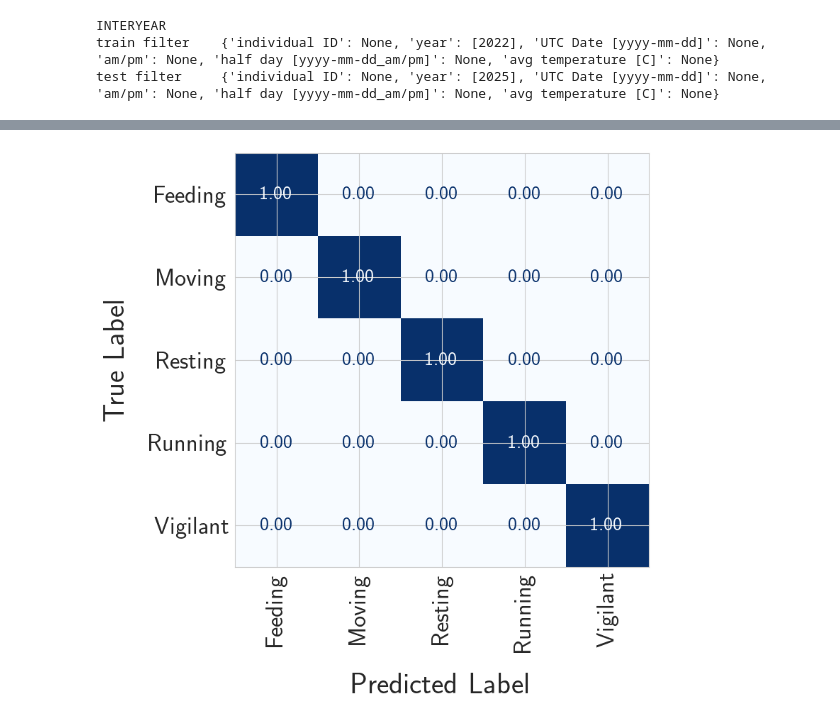
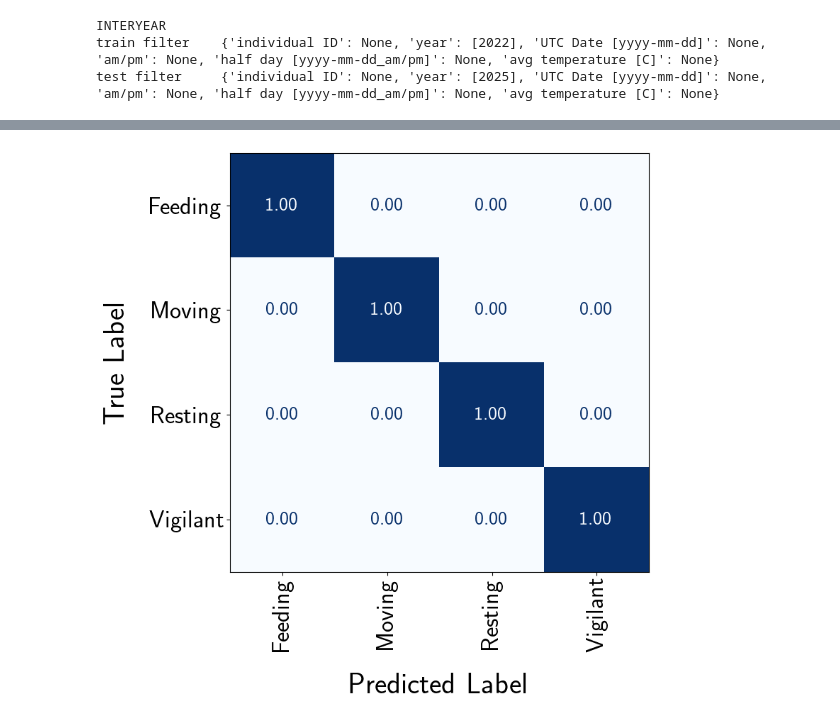
Before and after one commit to medhaaga/AWD-Biologging, a Jupyter notebook: notebooks/results.ipynb, the cells around one changed output, grey strips where cells are left out. Drawn from its saved outputs; the diff is of its cells as text; code cells hidden in the pictures.

Commit message:
simulations

```diff
--- a/notebooks/results.ipynb
+++ b/notebooks/results.ipynb
@@ -975,3 +927,19 @@ acc_data_metadata = pd.read_csv(matched_metadata_path)
+# %%
+window_length = int(30.0 * config.SAMPLING_RATE)
+from src.utils.simulations import generate_dataset
+from sklearn.model_selection import train_test_split
+
+n_train, n_test = 2000, 500
+X_train, y_train = generate_dataset(young_data_constants, young_behavior_prob, window_length, n_train, wrong_behavior=False, wrong_behavior_prob=0.1)
+X_test, y_test = generate_dataset(adult_data_constants, adult_behavior_prob, window_length, n_test)
+
+X_train, X_val, y_train, y_val = train_test_split(
+    X_train, y_train, test_size=0.2, shuffle=True, random_state=42
+)
+
+label_encoder = LabelEncoder()
+label_encoder.fit(config.SIM_BEHAVIORS)
+y_train, y_val, y_test = label_encoder.transform(y_train), label_encoder.transform(y_val), label_encoder.transform(y_test)
 # %%
 
 @dataclass
@@ -1069,4 +1026,7 @@ Test:    (774, 3, 272)   (774,)     (774, 7)
 # %%
+import torch.nn as nn
+import torch.optim as optim
+
 train_dataloader, val_dataloader, test_dataloader = utils_data.setup_multilabel_dataloaders(X_train, y_train, X_val, y_val, X_test, y_test, args)
 device = torch.device(f"cuda:{0}" if torch.cuda.is_available() else "cpu")
 
@@ -1092,22 +1052,22 @@ train_obj = train_run(model, optimizer, criterion, train_dataloader, val_dataloa
 model = train_obj['model']
 training_stats = train_obj['training_stats']
 
-dir = os.path.join(training_results_dir, f"theta{args.theta}")
-os.makedirs(dir, exist_ok=True)
-torch.save(model, os.path.join(dir, 'model.pt'))
-json_training_stats_file = os.path.join(dir, 'training_stats.json')
+model_dir = os.path.join(training_results_dir, f"theta{args.theta}")
+os.makedirs(model_dir, exist_ok=True)
+torch.save(model, os.path.join(model_dir, 'model.pt'))
+json_training_stats_file = os.path.join(model_dir, 'training_stats.json')
 with open(json_training_stats_file, 'w') as f:
     json.dump(training_stats, f)
 
 
 # save true and predicted test classes along with test metadata
-np.save(os.path.join(dir, 'test_true_classes.npy'), train_obj['test_true_classes'])
-np.save(os.path.join(dir, 'test_predictions.npy'),  train_obj['test_predictions'])
-np.save(os.path.join(dir, 'test_scores.npy'),  train_obj['test_scores'])
+np.save(os.path.join(model_dir, 'test_true_classes.npy'), train_obj['test_true_classes'])
+np.save(os.path.join(model_dir, 'test_predictions.npy'),  train_obj['test_predictions'])
+np.save(os.path.join(model_dir, 'test_scores.npy'),  train_obj['test_scores'])
 
 # save true and predicted validation classes along with val metadata
-np.save(os.path.join(dir, 'val_true_classes.npy'),  train_obj['val_true_classes'])
-np.save(os.path.join(dir, 'val_predictions.npy'),  train_obj['val_predictions'])
-np.save(os.path.join(dir, 'val_scores.npy'),  train_obj['val_scores'])
+np.save(os.path.join(model_dir, 'val_true_classes.npy'),  train_obj['val_true_classes'])
+np.save(os.path.join(model_dir, 'val_predictions.npy'),  train_obj['val_predictions'])
+np.save(os.path.join(model_dir, 'val_scores.npy'),  train_obj['val_scores'])
 # %% [output]
 ==================================
@@ -1134,9 +1094,5 @@ plt.show()
 # %%
-dir = os.path.join(training_results_dir, f"theta0.8")
-label_encoder = LabelEncoder()
-label_encoder.fit(config.BEHAVIORS)
-
-multi_label_predictions(dir, label_encoder, split='val', plot_confusion=True, return_accuracy=False, plot_path=None)
+multi_label_predictions(model_dir, label_encoder, split='val', plot_confusion=True, return_accuracy=False, plot_path=None)
 # %% [output]
-[figure, old version]
+[figure, new version]
 # %%
```
Also changed, not shown: parts of 28 cells of this notebook, 1 other file.
